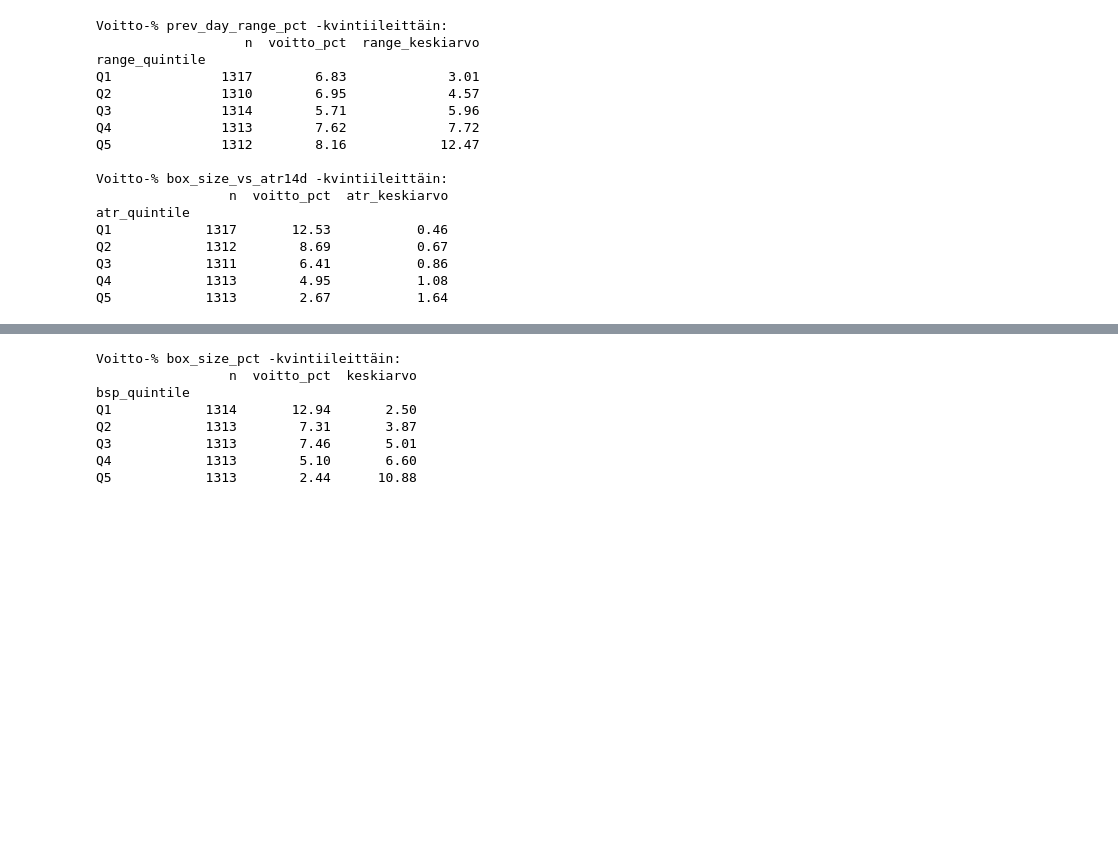
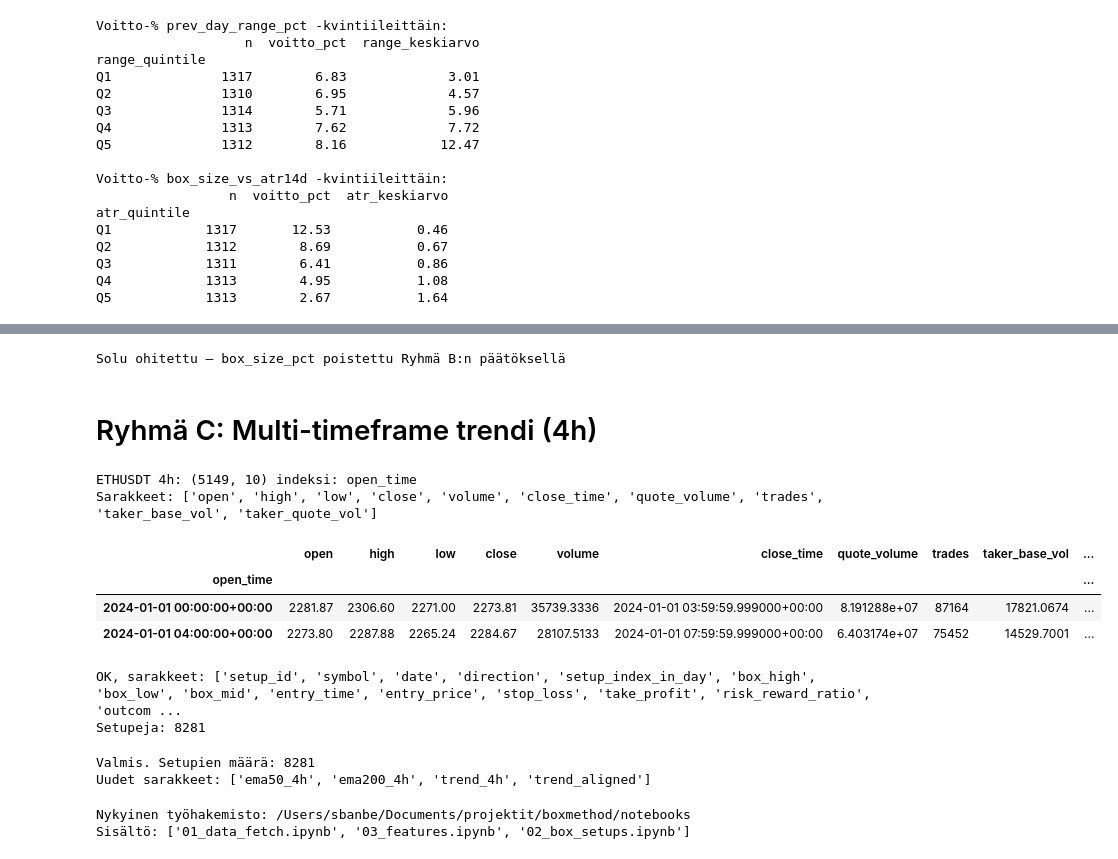
Before and after one commit to aanixi/box-method-ensemble-prediction, a Jupyter notebook: notebooks/03_features.ipynb, the cells around one changed output, grey strips where cells are left out. Drawn from its saved outputs; the diff is of its cells as text; code cells hidden in the pictures; blank space fills up the shorter version.

```diff
--- a/notebooks/03_features.ipynb
+++ b/notebooks/03_features.ipynb
@@ -325,19 +327,32 @@ labeled[["box_size_vs_atr14d", "risk_reward_ratio", "box_size_pct"]].corr().roun
 # %%
-# Onko box_size_pct yksinään ennustepiirre?
-labeled["bsp_quintile"] = pd.qcut(labeled["box_size_pct"], q=5, labels=["Q1", "Q2", "Q3", "Q4", "Q5"])
-
-print("Voitto-% box_size_pct -kvintiileittäin:")
-print(labeled.groupby("bsp_quintile", observed=True).agg(
-    n=("label", "count"),
-    voitto_pct=("label", lambda x: x.mean() * 100),
-    keskiarvo=("box_size_pct", "mean")
-).round(2))
+# HISTORIA: tämä solu vertaili box_size_pct vs. box_size_vs_atr14d
+# Päätös tehty Ryhmä B:n lopussa: box_size_pct poistettu features.py:stä,
+# joten tätä analyysiä ei voi enää ajaa. Säilytetään dokumentaationa.
+print("Solu ohitettu — box_size_pct poistettu Ryhmä B:n päätöksellä")
 # %% [output]
-Voitto-% box_size_pct -kvintiileittäin:
-                 n  voitto_pct  keskiarvo
-bsp_quintile
-Q1            1314       12.94       2.50
-Q2            1313        7.31       3.87
-Q3            1313        7.46       5.01
-Q4            1313        5.10       6.60
-Q5            1313        2.44      10.88
+Solu ohitettu — box_size_pct poistettu Ryhmä B:n päätöksellä
+# %% [markdown]
+# Ryhmä C: Multi-timeframe trendi (4h)
+# %%
+# Lataa 4h-data
+import pandas as pd
+df_4h_eth = pd.read_parquet('../data/raw/ETHUSDT_4h.parquet')
+df_4h_sol = pd.read_parquet('../data/raw/SOLUSDT_4h.parquet')
+
+print("ETHUSDT 4h:", df_4h_eth.shape, "indeksi:", df_4h_eth.index.name)
+print("Sarakkeet:", df_4h_eth.columns.tolist())
+df_4h_eth.head(2)
+# %% [output]
+ETHUSDT 4h: (5149, 10) indeksi: open_time
+Sarakkeet: ['open', 'high', 'low', 'close', 'volume', 'close_time', 'quote_volume', 'trades', 'taker_base_vol', 'taker_quote_vol']
+|  | open | high | low | close | volume | close_time | quote_volume | trades | taker_base_vol | ... |
+| open_time |  |  |  |  |  |  |  |  |  | ... |
+| 2024-01-01 00:00:00+00:00 | 2281.87 | 2306.60 | 2271.00 | 2273.81 | 35739.3336 | 2024-01-01 03:59:59.999000+00:00 | 8.191288e+07 | 87164 | 17821.0674 | ... |
+| 2024-01-01 04:00:00+00:00 | 2273.80 | 2287.88 | 2265.24 | 2284.67 | 28107.5133 | 2024-01-01 07:59:59.999000+00:00 | 6.403174e+07 | 75452 | 14529.7001 | ... |
+# %%
+setups_with_features = df.copy()
+print("OK, sarakkeet:", setups_with_features.columns.tolist())
+print("Setupeja:", len(setups_with_features))
+# %% [output]
+OK, sarakkeet: ['setup_id', 'symbol', 'date', 'direction', 'setup_index_in_day', 'box_high', 'box_low', 'box_mid', 'entry_time', 'entry_price', 'stop_loss', 'take_profit', 'risk_reward_ratio', 'outcom ...
+Setupeja: 8281
@@ -343,0 +364,24 @@ Q5            1313        2.44      10.88
+# %%
+# Erotellaan symboleittain
+setups_eth = setups_with_features[setups_with_features['symbol'] == 'ETHUSDT'].copy()
+setups_sol = setups_with_features[setups_with_features['symbol'] == 'SOLUSDT'].copy()
+
+# Lisätään Ryhmä C:n piirteet
+setups_eth_c = add_group_c_features(setups_eth, df_4h_eth)
+setups_sol_c = add_group_c_features(setups_sol, df_4h_sol)
+
+# Yhdistetään
+setups_with_features = pd.concat([setups_eth_c, setups_sol_c], ignore_index=True)
+
+print("Valmis. Setupien määrä:", len(setups_with_features))
+print("Uudet sarakkeet:", [c for c in ['ema50_4h', 'ema200_4h', 'trend_4h', 'trend_aligned'] if c in setups_with_features.columns])
+# %% [output]
+Valmis. Setupien määrä: 8281
+Uudet sarakkeet: ['ema50_4h', 'ema200_4h', 'trend_4h', 'trend_aligned']
+# %%
+import os
+print("Nykyinen työhakemisto:", os.getcwd())
+print("Sisältö:", os.listdir('.'))
+# %% [output]
+Nykyinen työhakemisto: /Users/sbanbe/Documents/projektit/boxmethod/notebooks
+Sisältö: ['01_data_fetch.ipynb', '03_features.ipynb', '02_box_setups.ipynb']
```
Also changed, not shown: parts of 12 cells of this notebook, 3 other files.
